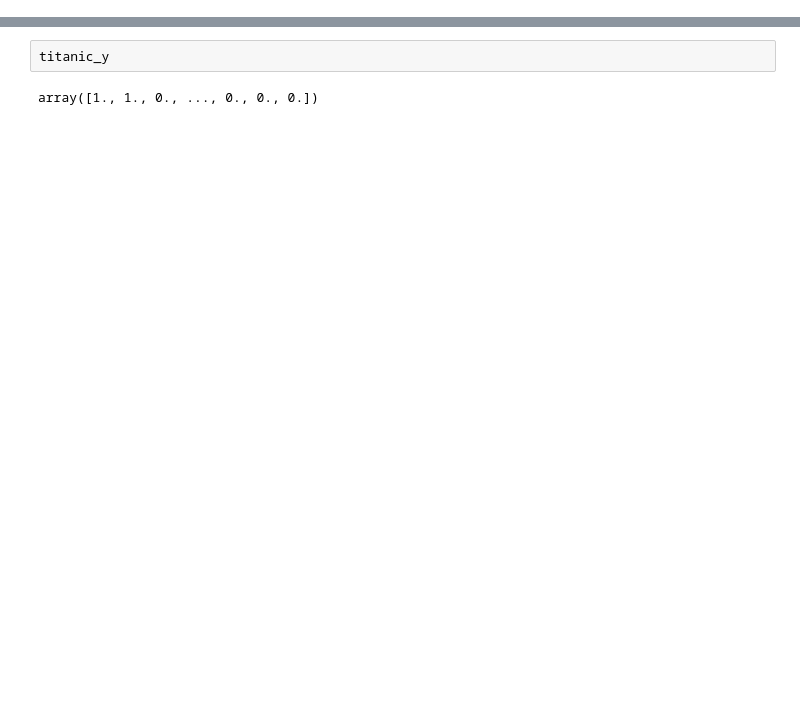
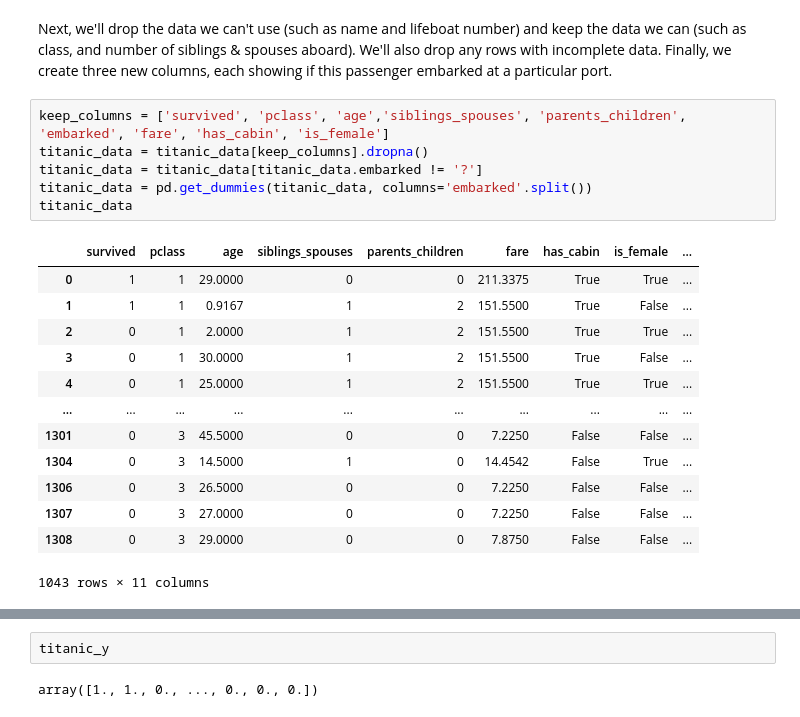
Before and after one commit to NeilNjae/nominet-quick-start-ai, a Jupyter notebook: titanic-survivors/titanic.ipynb, the cells around one changed output, grey strips where cells are left out. Drawn from its saved outputs; the diff is of its cells as text; blank space fills up the shorter version.

```diff
--- a/titanic-survivors/titanic.ipynb
+++ b/titanic-survivors/titanic.ipynb
@@ -178,0 +141,22 @@ array([[ 1.    , 29.    ,  0.    , ...,  0.    ,  0.    ,  1.    ],
+# %% [markdown]
+Next, we'll drop the data we can't use (such as name and lifeboat number) and keep the data we can (such as class, and number of siblings & spouses aboard). We'll also drop any rows with incomplete data. Finally, we create three new columns, each showing if this passenger embarked at a particular port.
+# %%
+keep_columns = ['survived', 'pclass', 'age','siblings_spouses', 'parents_children', 'embarked', 'fare', 'has_cabin', 'is_female']
+titanic_data = titanic_data[keep_columns].dropna()
+titanic_data = titanic_data[titanic_data.embarked != '?']
+titanic_data = pd.get_dummies(titanic_data, columns='embarked'.split())
+titanic_data
+# %% [output]
+|  | survived | pclass | age | siblings_spouses | parents_children | fare | has_cabin | is_female | ... |
+| 0 | 1 | 1 | 29.0000 | 0 | 0 | 211.3375 | True | True | ... |
+| 1 | 1 | 1 | 0.9167 | 1 | 2 | 151.5500 | True | False | ... |
+| 2 | 0 | 1 | 2.0000 | 1 | 2 | 151.5500 | True | True | ... |
+| 3 | 0 | 1 | 30.0000 | 1 | 2 | 151.5500 | True | False | ... |
+| 4 | 0 | 1 | 25.0000 | 1 | 2 | 151.5500 | True | True | ... |
+| ... | ... | ... | ... | ... | ... | ... | ... | ... | ... |
+| 1301 | 0 | 3 | 45.5000 | 0 | 0 | 7.2250 | False | False | ... |
+| 1304 | 0 | 3 | 14.5000 | 1 | 0 | 14.4542 | False | True | ... |
+| 1306 | 0 | 3 | 26.5000 | 0 | 0 | 7.2250 | False | False | ... |
+| 1307 | 0 | 3 | 27.0000 | 0 | 0 | 7.2250 | False | False | ... |
+| 1308 | 0 | 3 | 29.0000 | 0 | 0 | 7.8750 | False | False | ... |
+1043 rows × 11 columns
```
Also changed, not shown: parts of 73 cells of this notebook, 3 other files.
